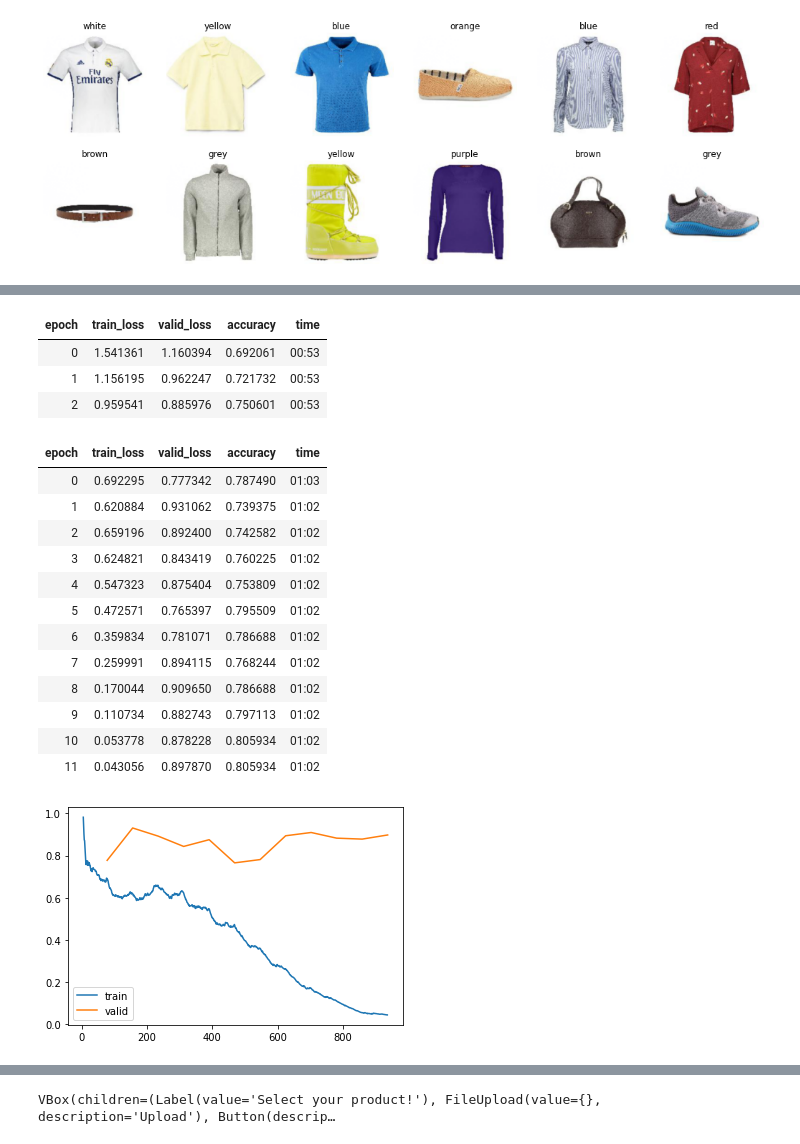
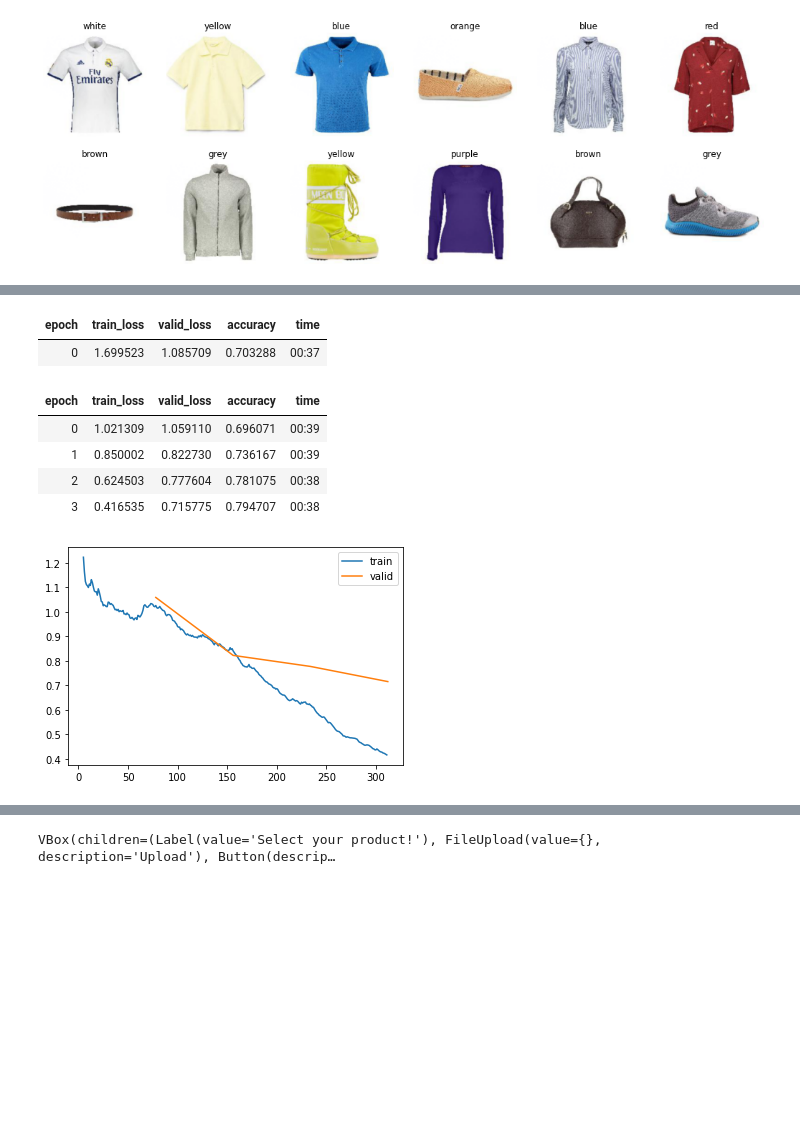
Before and after one commit to hadisotudeh/product-color-classification, a Jupyter notebook: ML model training.ipynb, the cells around one changed output, grey strips where cells are left out. Saved outputs shown, nothing was run; the diff lists cells and outputs as text; code cells hidden in the pictures; blank space fills up the shorter version.

```diff
--- a/ML model training.ipynb
+++ b/ML model training.ipynb
@@ -45,10 +46,10 @@ dls.valid.show_batch(max_n=12, nrows=2)
 # %% [output]
 [figure]
 # %%
-from fastai.callback.fp16 import *
+wd=0.1
 
-learn = cnn_learner(dls, resnet101, metrics=accuracy).to_fp16()
+learn = cnn_learner(dls, resnet18, wd = wd, metrics=accuracy)
 lr_min, lr_steep = learn.lr_find()
-print(f"lr range is ({lr_min}, {lr_steep})")
+print(f"suggested lrs are ({lr_min}, {lr_steep})")
 # %% [output]
 [interactive output not drawn]
@@ -57,27 +58,17 @@ lr range is (0.004786301031708717, 0.0010000000474974513)
 # %%
-learn.fine_tune(12, freeze_epochs=3, base_lr=0.004)
+learn.fine_tune(4, base_lr=0.006)
 # %% [output]
 | epoch | train_loss | valid_loss | accuracy | time |
-| 0 | 1.541361 | 1.160394 | 0.692061 | 00:53 |
-| 1 | 1.156195 | 0.962247 | 0.721732 | 00:53 |
-| 2 | 0.959541 | 0.885976 | 0.750601 | 00:53 |
+| 0 | 1.699523 | 1.085709 | 0.703288 | 00:37 |
 | epoch | train_loss | valid_loss | accuracy | time |
-| 0 | 0.692295 | 0.777342 | 0.787490 | 01:03 |
-| 1 | 0.620884 | 0.931062 | 0.739375 | 01:02 |
-| 2 | 0.659196 | 0.892400 | 0.742582 | 01:02 |
-| 3 | 0.624821 | 0.843419 | 0.760225 | 01:02 |
-| 4 | 0.547323 | 0.875404 | 0.753809 | 01:02 |
-| 5 | 0.472571 | 0.765397 | 0.795509 | 01:02 |
-| 6 | 0.359834 | 0.781071 | 0.786688 | 01:02 |
-| 7 | 0.259991 | 0.894115 | 0.768244 | 01:02 |
-| 8 | 0.170044 | 0.909650 | 0.786688 | 01:02 |
-| 9 | 0.110734 | 0.882743 | 0.797113 | 01:02 |
-| 10 | 0.053778 | 0.878228 | 0.805934 | 01:02 |
-| 11 | 0.043056 | 0.897870 | 0.805934 | 01:02 |
+| 0 | 1.021309 | 1.059110 | 0.696071 | 00:39 |
+| 1 | 0.850002 | 0.822730 | 0.736167 | 00:39 |
+| 2 | 0.624503 | 0.777604 | 0.781075 | 00:38 |
+| 3 | 0.416535 | 0.715775 | 0.794707 | 00:38 |
 # %%
 learn.recorder.plot_loss()
 # %% [output]
-[figure, old version]
+[figure, new version]
 # %%
 interp = ClassificationInterpretation.from_learner(learn)
 interp.plot_confusion_matrix(figsize=(10,10))
```
Also changed, not shown: parts of 6 cells of this notebook.
